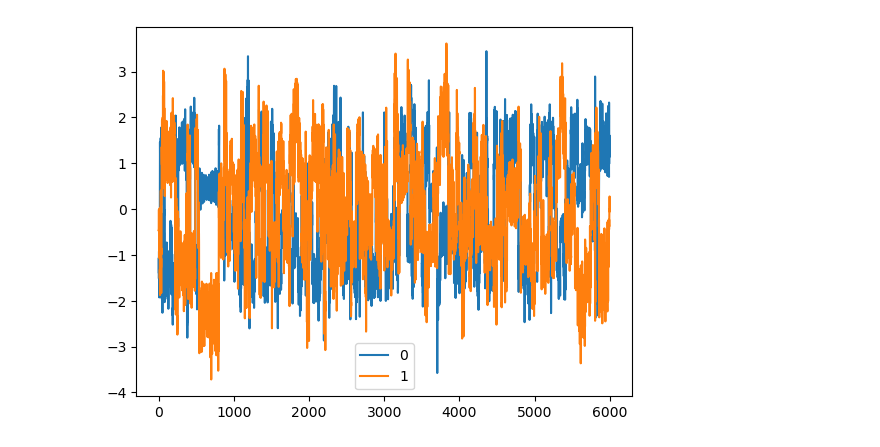
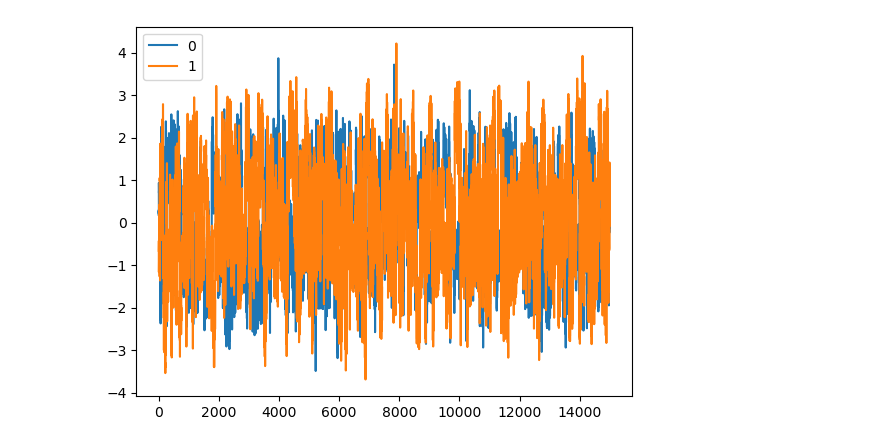
Before and after one commit to yaelrsc/Computaci-n-estad-stica-2026-2, a Jupyter notebook: MCMC/Numpyro.ipynb, the cells around one changed output. Saved outputs shown, nothing was run; the diff lists cells and outputs as text; code cells hidden in the pictures.

```diff
--- a/MCMC/Numpyro.ipynb
+++ b/MCMC/Numpyro.ipynb
@@ -14,0 +136,2 @@ print(jax.devices())
+# %%
+baye_lr.fit(X, y)
@@ -35,7 +200,7 @@ def generate_rotated_ellipse_data(key, n=500, a=2.0, b=1.0, theta=0.5, noise=0.0
 
     return X, y
 # %%
-X, y = generate_rotated_ellipse_data(random.PRNGKey(10), n=2000, noise=0.05)
+X, y = generate_rotated_ellipse_data(random.PRNGKey(18081997), n=2000, noise=0.05)
 # %%
 plt.scatter(X[:, 0], X[:, 1], c=y, cmap="coolwarm", alpha=0.6)
 plt.gca().set_aspect('equal')
@@ -65,10 +230,10 @@ def bnn_model(X, y=None, hidden_dim=10, tau=1.0):
     # -------------------------
     # Likelihood
     # -------------------------
-    numpyro.sample("obs", dist.Bernoulli(logits=logits), obs=y)
+    numpyro.sample("target", dist.Bernoulli(logits=logits), obs=y)
 # %%
 kernel = NUTS(bnn_model)
-mcmc = MCMC(kernel, num_warmup=1000, num_samples=2000, num_chains=3, chain_method="parallel")
+mcmc = MCMC(kernel, num_warmup=2000, num_samples=5000, num_chains=3, chain_method="parallel")
 
 rng_key = random.PRNGKey(0)
 mcmc.run(rng_key, X=X, y=y)
@@ -102,5 +267,5 @@ Array(0.94250005, dtype=float32)
 # %%
-pd.DataFrame(samples['W1'][:, :, 10]).plot()
+pd.DataFrame(samples['W1'][:, :, 2]).plot()
 plt.show()
 # %% [output]
-[figure, old version]
+[figure, new version]
```
Also changed, not shown: parts of 22 cells of this notebook, 6 other files.
